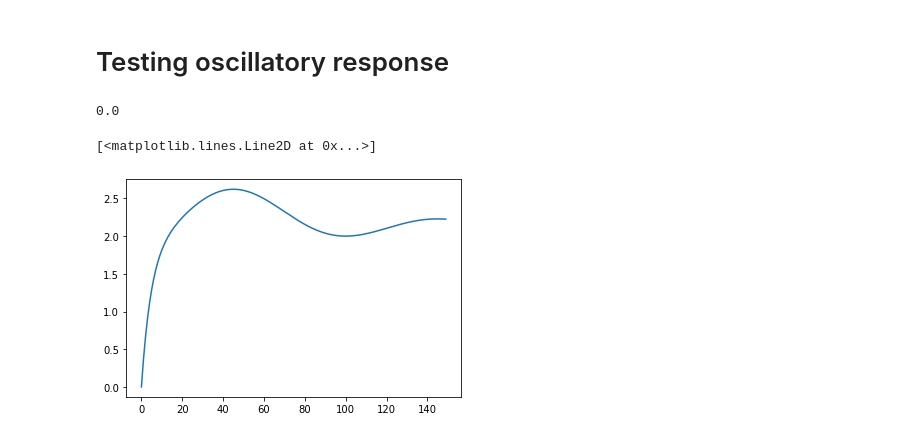
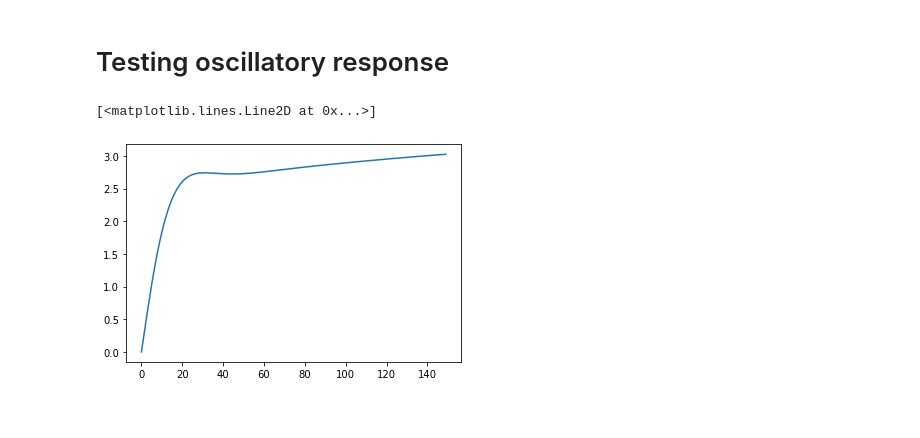
Before and after one commit to Hegebf/CMIP6-forcing, a Jupyter notebook: notebooks/Oscillations.ipynb, the cells around one changed output. Drawn from its saved outputs; the diff is of its cells as text; code cells hidden in the pictures.

```diff
--- a/notebooks/Oscillations.ipynb
+++ b/notebooks/Oscillations.ipynb
@@ -5,23 +5,17 @@ import numpy as np
 from matplotlib import pyplot as plt
 import pandas as pd
 import os
-# %%
-def R(t, S1, S2, S3, l1, p, q):
-    return S1*(1-np.exp(l1*t)) + S2*np.exp(p*t)*(1 - np.cos(q*t) + S3*np.sin(q*t))
+# %%
+def R(t, S1, S2, S3, l1, p, q):
+    return S1*(1-np.exp(l1*t)) + S2*(1-np.exp(p*t)*(np.cos(q*t)+np.sin(q*t))) + S3*(1-np.exp(p*t)*(np.cos(q*t)-np.sin(q*t)))
+def oscpart1(t, S2, p, q):
+    return S2*(1-np.exp(p*t)*(np.cos(q*t)+np.sin(q*t)))
+def oscpart2(t, S3, p, q):
+    return S3*(1-np.exp(p*t)*(np.cos(q*t)-np.sin(q*t)))
+def osc_sum(t, S2, S3, p, q):
+    return S2*(1-np.exp(p*t)*(np.cos(q*t)+np.sin(q*t)))+S3*(1-np.exp(p*t)*(np.cos(q*t)-np.sin(q*t)))
 # %%
-time = 0
-S1 = 2
-S2 = 0.5
-S3 = 0
-l1 = -1/5
-p = - 1/100
-q = 2*np.pi/100
+plt.plot(R(np.arange(0,150,1), S1 = 1, S2=1.5, S3=1, l1 = -1/200, p=-1/10, q=2*np.pi/70))
+# %% [output]
+[<matplotlib.lines.Line2D at 0x...>]
+[figure, added]
-# %%
-R(time,S1, S2, S3, l1, p, q)
-# %% [output]
-0.0
-# %%
-plt.plot(R(np.arange(0,150,1),S1, S2, S3, l1, p, q))
-# %% [output]
-[<matplotlib.lines.Line2D at 0x...>]
-[figure, removed]
```
Also changed, not shown: parts of 16 cells of this notebook.
